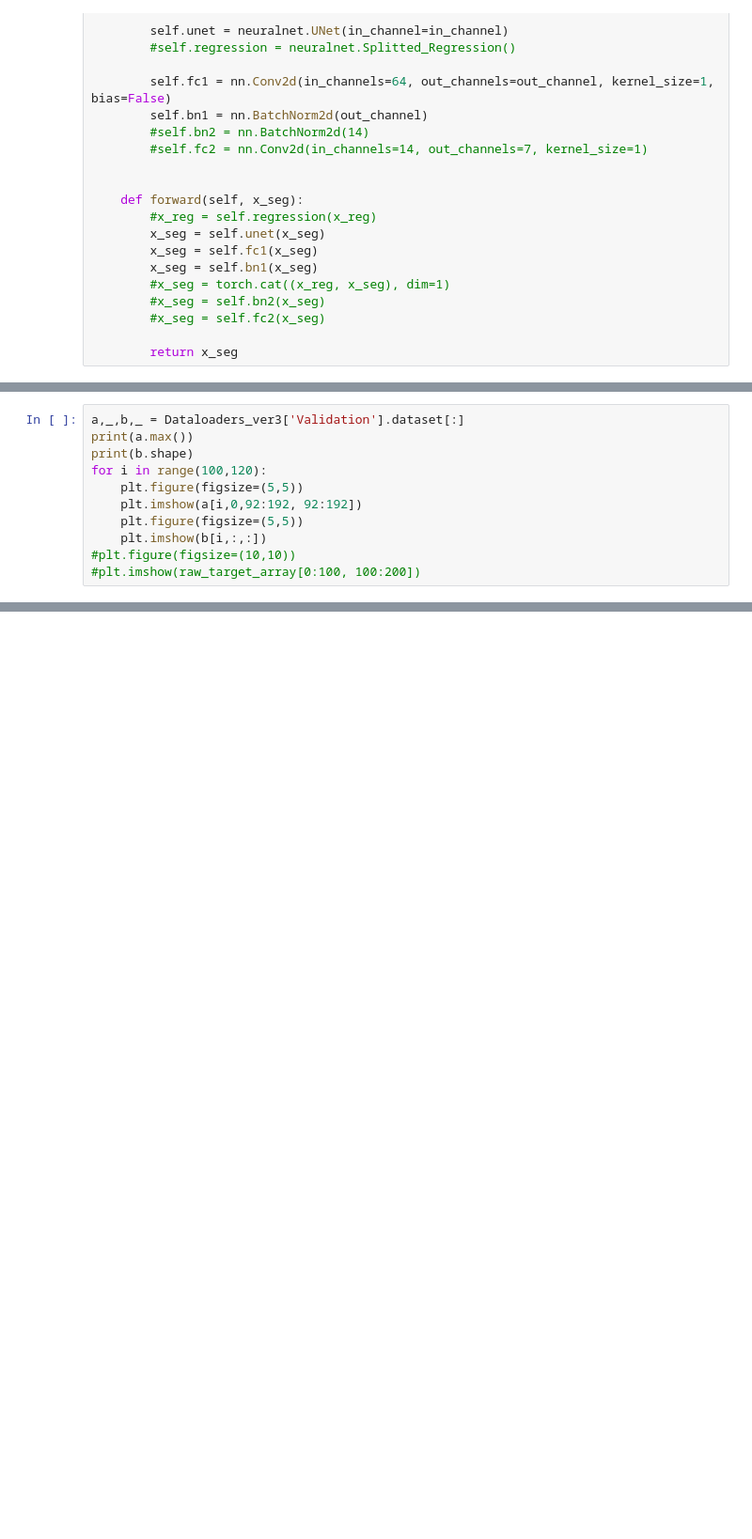
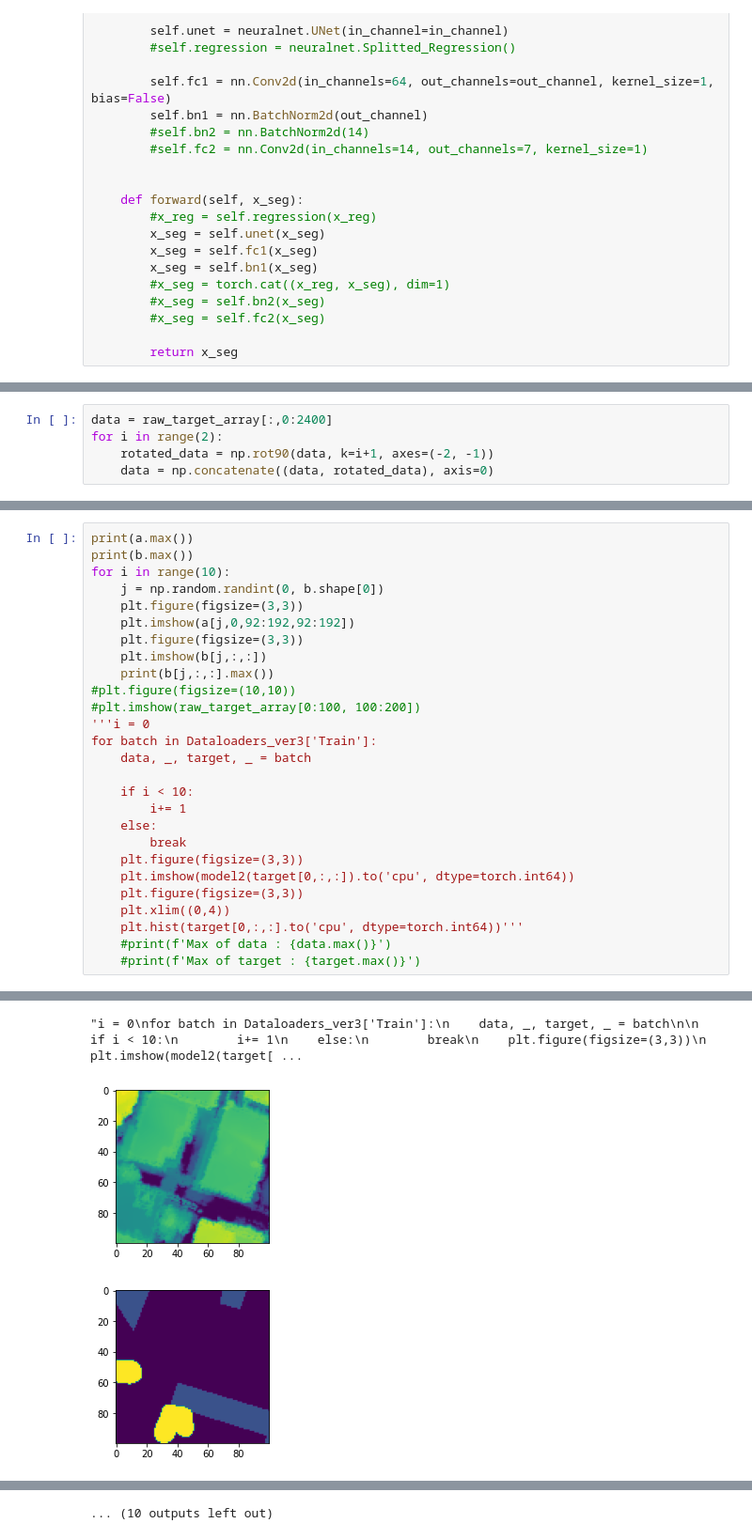
Before and after one commit to Yumbang/Codes, a Jupyter notebook: UrbanGreenSegmentation.ipynb, the cells around one changed output, grey strips where cells are left out. Shown at 94% size. Saved outputs shown, nothing was run; the diff lists cells and outputs as text; blank space fills up the shorter version.

```diff
--- a/UrbanGreenSegmentation.ipynb
+++ b/UrbanGreenSegmentation.ipynb
@@ -158,0 +197,5 @@ OHE_target_array = np.concatenate((OHE_target_array_N12, OHE_target_array_H19, O
+# %%
+data = raw_target_array[:,0:2400]
+for i in range(2):
+    rotated_data = np.rot90(data, k=i+1, axes=(-2, -1))
+    data = np.concatenate((data, rotated_data), axis=0)
@@ -174,11 +231,0 @@ scheduler3 = torch.optim.lr_scheduler.ReduceLROnPlateau(optimizer3, 'min', patie
-# %%
-a,_,b,_ = Dataloaders_ver3['Validation'].dataset[:]
-print(a.max())
-print(b.shape)
-for i in range(100,120):
-    plt.figure(figsize=(5,5))
-    plt.imshow(a[i,0,92:192, 92:192])
-    plt.figure(figsize=(5,5))
-    plt.imshow(b[i,:,:])
-#plt.figure(figsize=(10,10))
-#plt.imshow(raw_target_array[0:100, 100:200])
@@ -184,0 +234,28 @@ for i in range(100,120):
+# %%
+print(a.max())
+print(b.max())
+for i in range(10):
+    j = np.random.randint(0, b.shape[0])
+    plt.figure(figsize=(3,3))
+    plt.imshow(a[j,0,92:192,92:192])
+    plt.figure(figsize=(3,3))
+    plt.imshow(b[j,:,:])
+    print(b[j,:,:].max())
+#plt.figure(figsize=(10,10))
+#plt.imshow(raw_target_array[0:100, 100:200])
+'''i = 0
+for batch in Dataloaders_ver3['Train']:
+    data, _, target, _ = batch
+
+    if i < 10:
+        i+= 1
+    else:
+        break
+    plt.figure(figsize=(3,3))
+    plt.imshow(model2(target[0,:,:]).to('cpu', dtype=torch.int64))
+    plt.figure(figsize=(3,3))
+    plt.xlim((0,4))
+    plt.hist(target[0,:,:].to('cpu', dtype=torch.int64))'''
+    #print(f'Max of data : {data.max()}')
+    #print(f'Max of target : {target.max()}')
+# %% [output]
@@ -184,0 +274,3 @@ for i in range(100,120):
+"i = 0\nfor batch in Dataloaders_ver3['Train']:\n    data, _, target, _ = batch\n\n    if i < 10:\n        i+= 1\n    else:\n        break\n    plt.figure(figsize=(3,3))\n    plt.imshow(model2(target[ ...
+[figure, added]
+[figure, added]
@@ -185,2 +285,3 @@ for i in range(100,120):
+... (10 outputs left out)
 # %%
 
```
Also changed, not shown: parts of 12 cells of this notebook, 5 other files.
